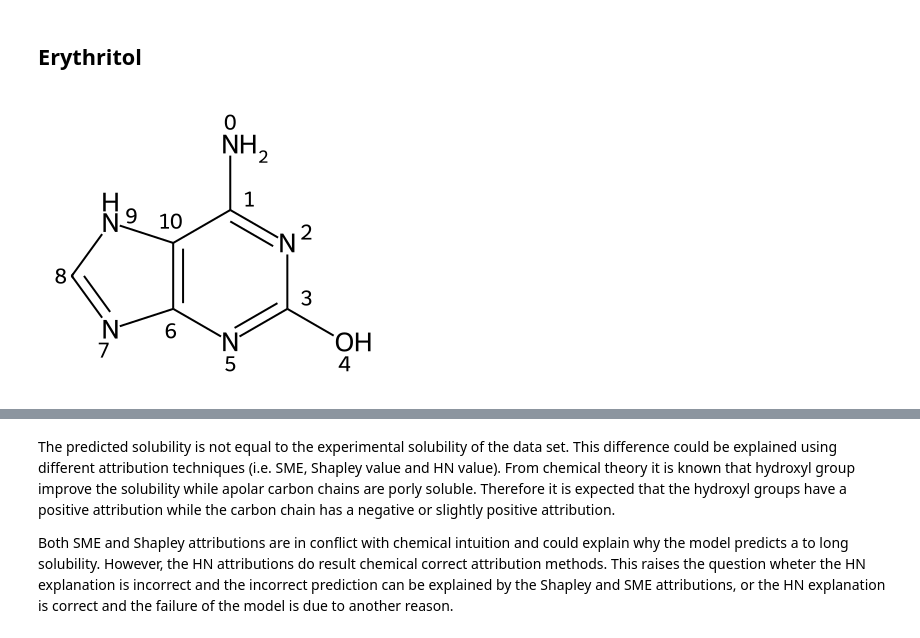
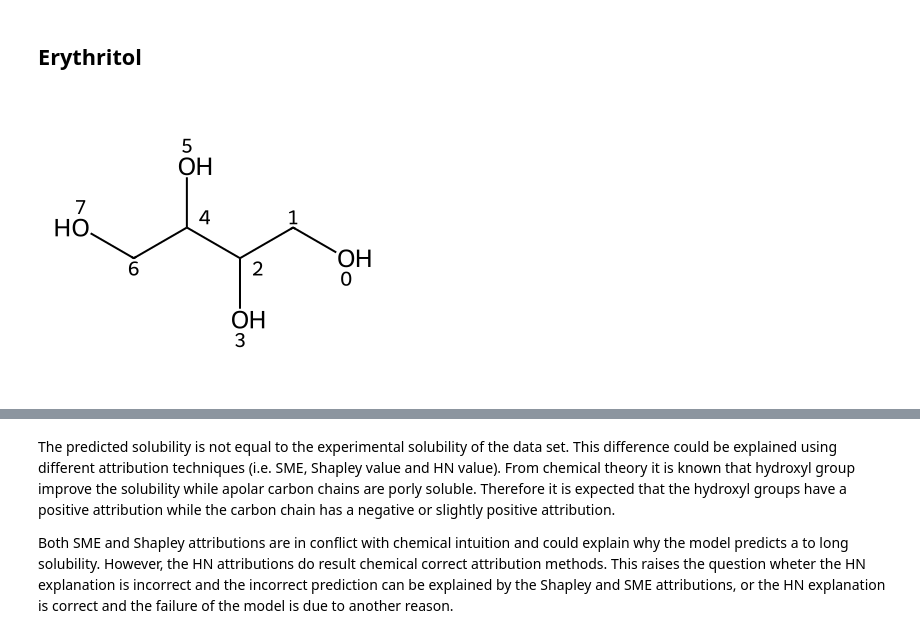
Before and after one commit to xwieme/MastatThesis, a Jupyter notebook: code/notebooks/esol_conflicted_explanation.ipynb, the cells around one changed output, grey strips where cells are left out. Saved outputs shown, nothing was run; the diff lists cells and outputs as text; code cells hidden in the pictures.

```diff
--- a/code/notebooks/esol_conflicted_explanation.ipynb
+++ b/code/notebooks/esol_conflicted_explanation.ipynb
@@ -97,10 +100,10 @@ def explain(smiles):
 # %% [markdown]
 ## Erythritol
 # %%
-erythritol_smiles = 'Nc1nc(O)nc2nc[nH]c12'
+erythritol_smiles = 'OCC(O)C(O)CO'
 erythritol_rdmol = Chem.MolFromSmiles(erythritol_smiles)
 
 XAIChem.showMolecule(erythritol_rdmol, show_atom_indices=True)
 # %% [output]
-[figure, old version]
+[figure, new version]
 # %%
```
Also changed, not shown: parts of 20 cells of this notebook, 21 other files.
